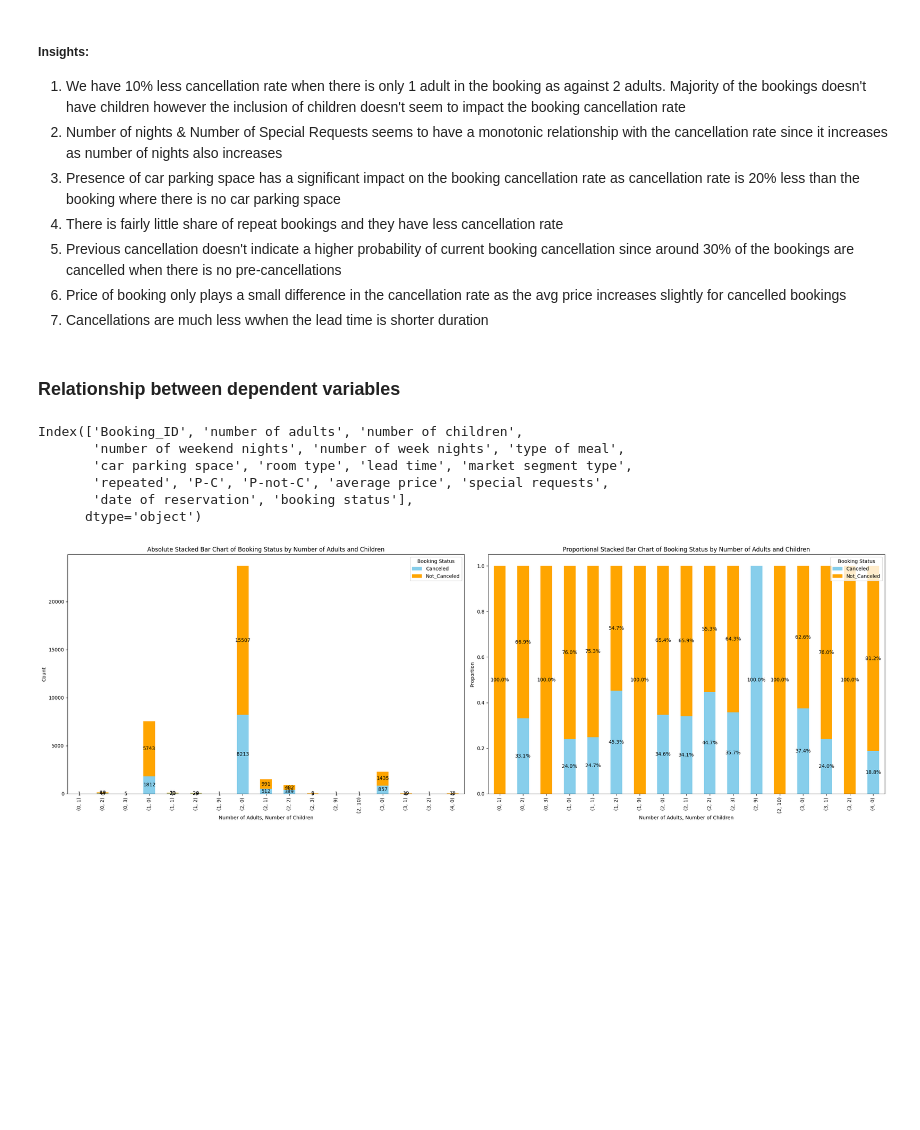
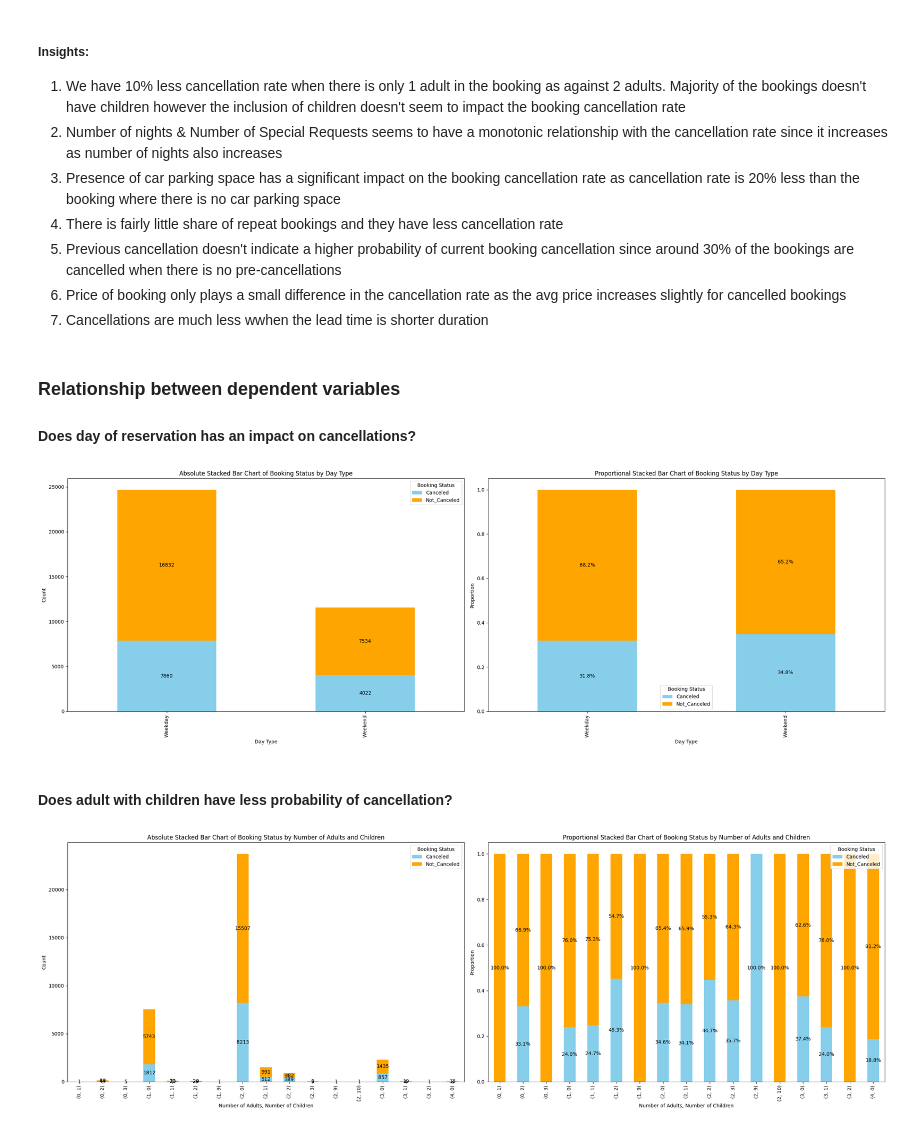
Before and after one commit to BenRoshan100/Booking-Cancellation-Prediction, a Jupyter notebook: booking_eda.ipynb, the cells around one changed output. Saved outputs shown, nothing was run; the diff lists cells and outputs as text; code cells hidden in the pictures; blank space fills up the shorter version.

```diff
--- a/booking_eda.ipynb
+++ b/booking_eda.ipynb
@@ -260,15 +259,62 @@ plt.show()
 7. Cancellations are much less wwhen the lead time is shorter duration
 # %% [markdown]
 ### Relationship between dependent variables
+#### Does day of reservation has an impact on cancellations?
-# %%
-booking_data.columns
-# %% [output]
-Index(['Booking_ID', 'number of adults', 'number of children',
-       'number of weekend nights', 'number of week nights', 'type of meal',
-       'car parking space', 'room type', 'lead time', 'market segment type',
-       'repeated', 'P-C', 'P-not-C', 'average price', 'special requests',
-       'date of reservation', 'booking status'],
-      dtype='object')
+# %%
+# Getting weekend or weekday on date of reservation
+booking_data['date of reservation'] = pd.to_datetime(booking_data['date of reservation'], errors='coerce', infer_datetime_format=True)
+booking_data.dropna(subset=['date of reservation'], inplace=True)
+booking_data['day_type'] = booking_data['date of reservation'].dt.dayofweek.apply(lambda x: 'Weekend' if x >= 5 else 'Weekday')
+
+# Create a crosstab for the absolute numbers
+absolute_data = pd.crosstab(booking_data['day_type'], booking_data['booking status'])
+
+# Create a crosstab for the proportional data
+proportional_data = pd.crosstab(booking_data['day_type'], booking_data['booking status'], normalize='index')
+
+# Plot absolute and proportional stacked bar charts
+fig, (ax1, ax2) = plt.subplots(nrows=1, ncols=2, figsize=(24, 8))
+
+# Absolute stacked bar chart
+absolute_data.plot(kind='bar', stacked=True, ax=ax1, color=['skyblue', 'orange'])  # Adjust colors as needed
+ax1.set_title('Absolute Stacked Bar Chart of Booking Status by Day Type')
+ax1.set_xlabel('Day Type')
+ax1.set_ylabel('Count')
+ax1.legend(title='Booking Status')
+
+# Add absolute value labels on top of the bars
+for bar in ax1.patches:
+    height = bar.get_height()
+    if height > 0:  # Only annotate bars with height > 0
+        ax1.annotate(f'{height:.0f}',
+                     xy=(bar.get_x() + bar.get_width() / 2, bar.get_y() + height / 2),
+                     xytext=(0, 0),  # No offset
+                     textcoords="offset points",
+                     ha='center', va='center')
+
+# Proportional stacked bar chart
+proportional_data.plot(kind='bar', stacked=True, ax=ax2, color=['skyblue', 'orange'])  # Adjust colors as needed
+ax2.set_title('Proportional Stacked Bar Chart of Booking Status by Day Type')
+ax2.set_xlabel('Day Type')
+ax2.set_ylabel('Proportion')
+ax2.legend(title='Booking Status')
+
+# Add proportion value labels on top of the bars
+for bar in ax2.patches:
+    height = bar.get_height()
+    if height > 0:  # Only annotate bars with height > 0
+        ax2.annotate(f'{height:.1%}',
+                     xy=(bar.get_x() + bar.get_width() / 2, bar.get_y() + height / 2),
+                     xytext=(0, 0),  # No offset
+                     textcoords="offset points",
+                     ha='center', va='center')
+
+plt.tight_layout()
+plt.show()
+# %% [output]
+[figure, added]
+# %% [markdown]
+#### Does adult with children have less probability of cancellation?
 # %%
 import pandas as pd
 import seaborn as sns
```
Also changed, not shown: parts of 6 cells of this notebook.
